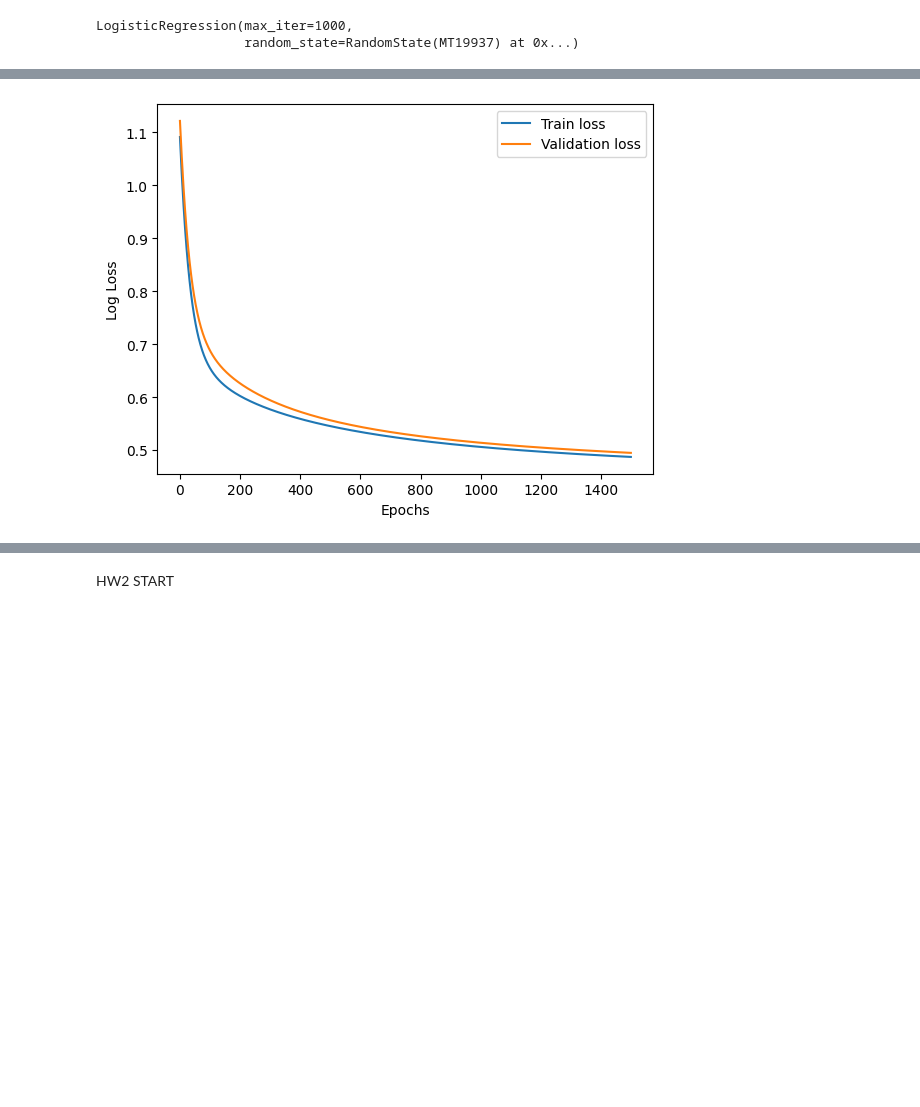
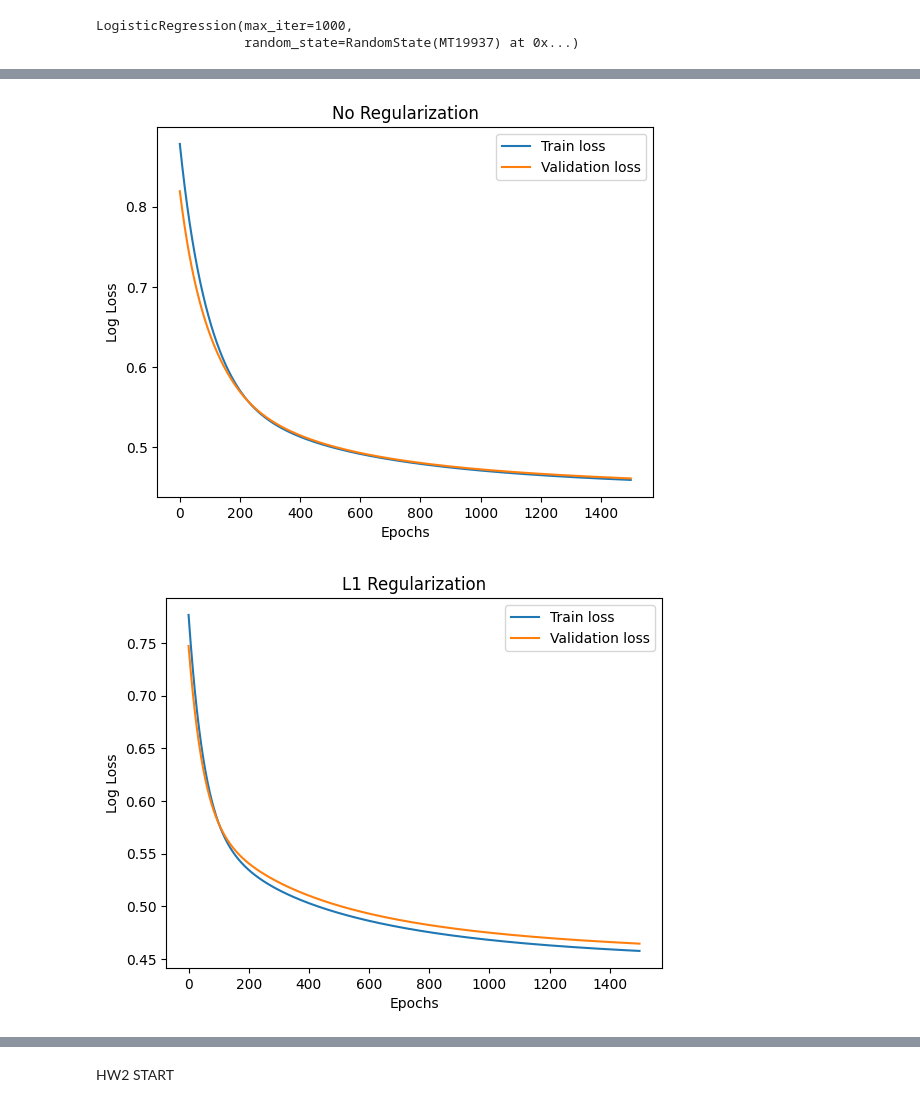
Before and after one commit to zebulonmcknight/CS325, a Jupyter notebook: HW2/scratch.ipynb, the cells around one changed output, grey strips where cells are left out. Drawn from its saved outputs; the diff is of its cells as text; code cells hidden in the pictures; blank space fills up the shorter version.

```diff
--- a/HW2/scratch.ipynb
+++ b/HW2/scratch.ipynb
@@ -299,13 +320,34 @@ def predict(X, w, b):
     return (prob >= 0.5).astype(int)
 # %%
 # Training and validating scratch model
-w, b, training_loss, val_loss = train(X_train, y_train, .0275, 1500, X_val, y_val, 45)
+w, b, training_loss, val_loss = train(X_train, y_train, .0275, 1500, None, 0.00, X_val, y_val) #no reg
+w1, b1, training_loss1, val_loss1 = train(X_train, y_train, .0275, 1500, 'L1', 0.1, X_val, y_val) #l1 reg
+w2, b2, training_loss2, val_loss2 = train(X_train, y_train, .0275, 1500, 'L2',0.1, X_val, y_val) #l2 reg
 
-# Validating scratch model
+# no reg
 y_val_prob = predict_prob(X_val, w, b)
 y_val_prediction = predict(X_val, w, b)
 
+# l1 reg
+y_val_prob_1 = predict_prob(X_val, w1, b1)
+y_val_prediction_1 = predict(X_val, w1, b1)
+
+# l2 reg
+y_val_prob_2 = predict_prob(X_val, w2, b2)
+y_val_prediction_2 = predict(X_val, w2, b2)
+
+print("NO REG:")
 print("Val accuracy:", accuracy_score(y_val, y_val_prediction))
 print("Val log loss:", log_loss(y_val, y_val_prob))
 print("Confusion matrix:\n", confusion_matrix(y_val, y_val_prediction))
+
+print("L1 REG:")
+print("Val accuracy:", accuracy_score(y_val, y_val_prediction_1))
+print("Val log loss:", log_loss(y_val, y_val_prob_1))
+print("Confusion matrix:\n", confusion_matrix(y_val, y_val_prediction_1))
+
+print("L2 REG:")
+print("Val accuracy:", accuracy_score(y_val, y_val_prediction_2))
+print("Val log loss:", log_loss(y_val, y_val_prob_2))
+print("Confusion matrix:\n", confusion_matrix(y_val, y_val_prediction_2))
 # %% [output]
@@ -317,12 +372,33 @@ Confusion matrix:
 # %%
 # Plotting loss over epochs
 import matplotlib.pyplot as plt
 
+#None
+plt.title("No Regularization")
 plt.plot(training_loss, label='Train loss')
 plt.plot(val_loss, label='Validation loss')
 plt.xlabel('Epochs')
 plt.ylabel('Log Loss')
 plt.legend()
 plt.show()
+
+#L1
+plt.title("L1 Regularization")
+plt.plot(training_loss1, label='Train loss')
+plt.plot(val_loss1, label='Validation loss')
+plt.xlabel('Epochs')
+plt.ylabel('Log Loss')
+plt.legend()
+plt.show()
+
+#L2
+plt.title("L2 Regularization")
+plt.plot(training_loss2, label='Train loss')
+plt.plot(val_loss2, label='Validation loss')
+plt.xlabel('Epochs')
+plt.ylabel('Log Loss')
+plt.legend()
+plt.show()
 # %% [output]
-[figure, old version]
+[figure, new version]
+[figure, added]
```
Also changed, not shown: parts of 11 cells of this notebook.
